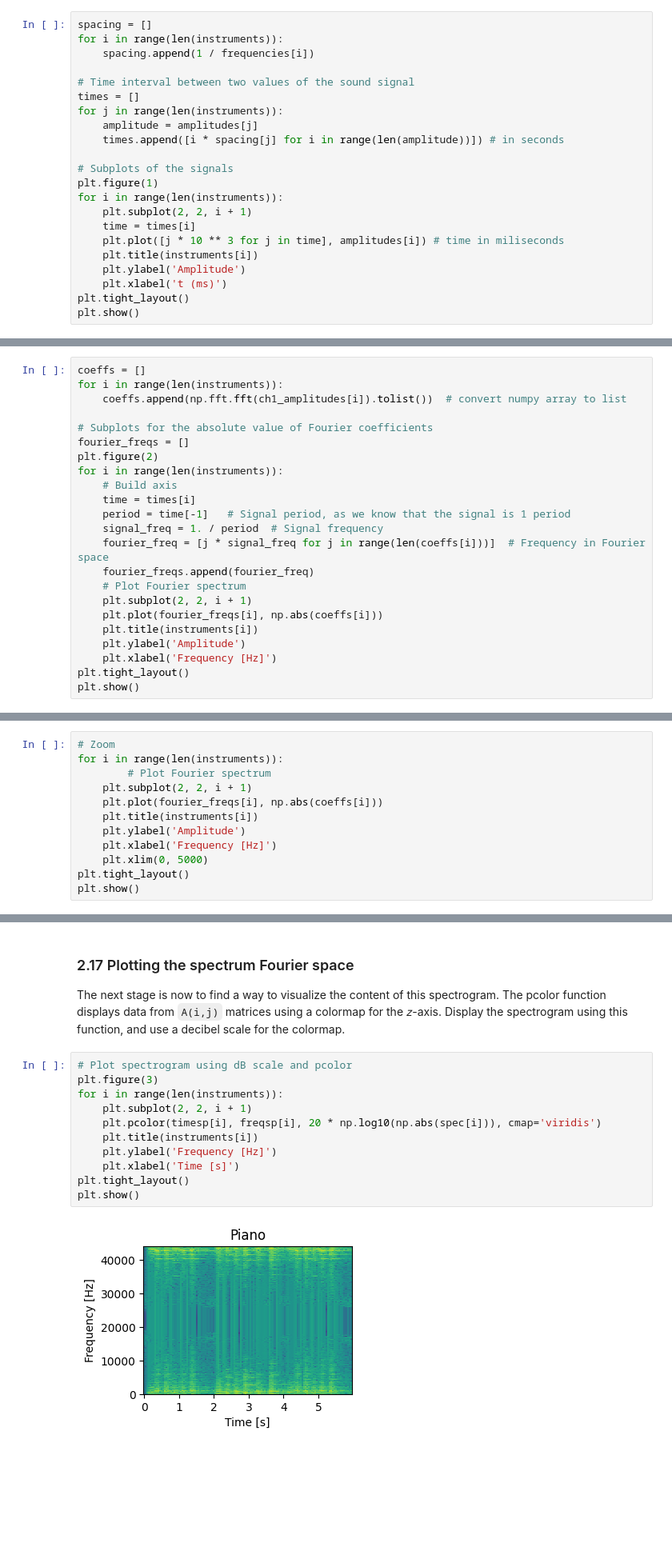
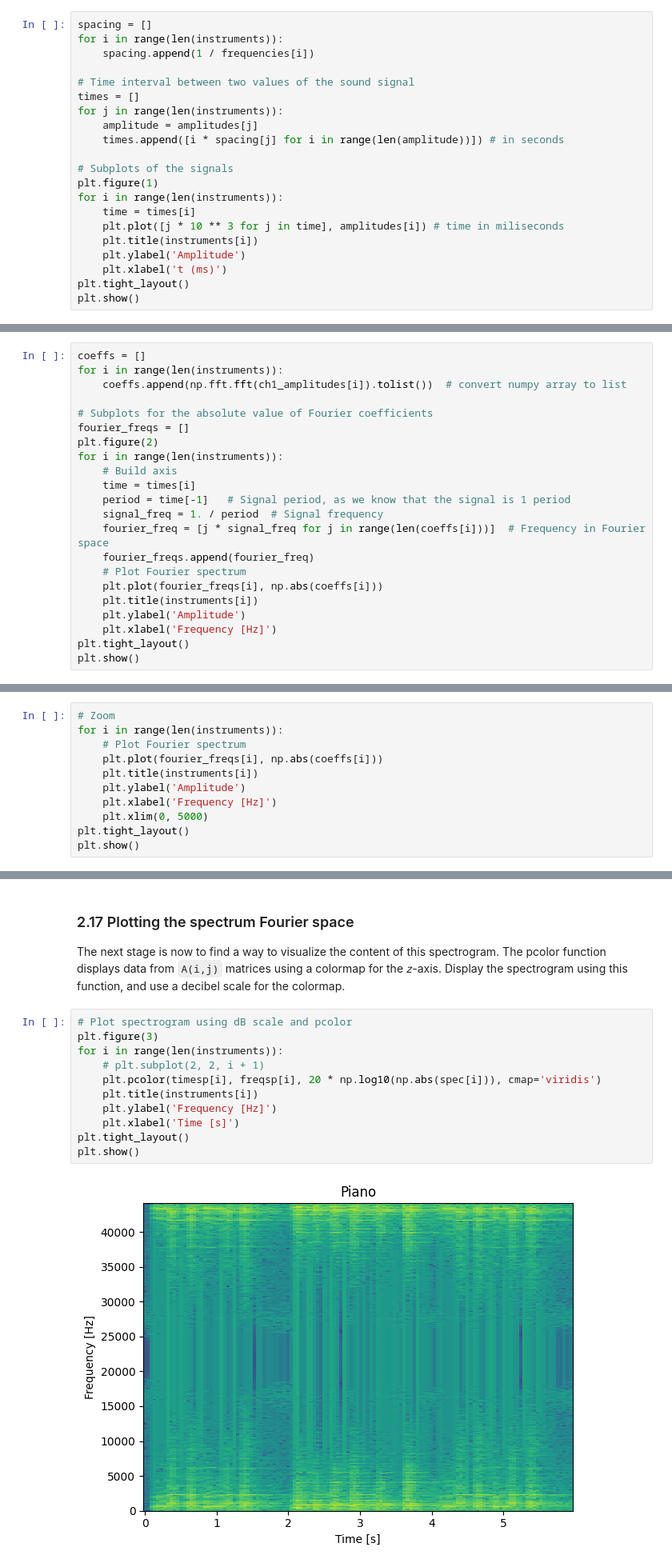
Before and after one commit to Eric-Vidal-hub/Signal-Processing, a Jupyter notebook: 2_other_samples.ipynb, the cells around one changed output, grey strips where cells are left out. Shown: that part at 80% size. Saved outputs shown, nothing was run; the diff lists cells and outputs as text; blank space fills up the shorter version.

```diff
--- a/2_other_samples.ipynb
+++ b/2_other_samples.ipynb
@@ -70,7 +70,6 @@ for j in range(len(instruments)):
 # Subplots of the signals
 plt.figure(1)
 for i in range(len(instruments)):
-    plt.subplot(2, 2, i + 1)
     time = times[i]
     plt.plot([j * 10 ** 3 for j in time], amplitudes[i]) # time in miliseconds
     plt.title(instruments[i])
@@ -108,7 +107,6 @@ for i in range(len(instruments)):
     fourier_freq = [j * signal_freq for j in range(len(coeffs[i]))]  # Frequency in Fourier space
     fourier_freqs.append(fourier_freq)
     # Plot Fourier spectrum
-    plt.subplot(2, 2, i + 1)
     plt.plot(fourier_freqs[i], np.abs(coeffs[i]))
     plt.title(instruments[i])
     plt.ylabel('Amplitude')
@@ -120,8 +118,7 @@ plt.show()
 # %%
 # Zoom
 for i in range(len(instruments)):
-        # Plot Fourier spectrum
-    plt.subplot(2, 2, i + 1)
+    # Plot Fourier spectrum
     plt.plot(fourier_freqs[i], np.abs(coeffs[i]))
     plt.title(instruments[i])
     plt.ylabel('Amplitude')
@@ -230,16 +227,16 @@ Display the spectrogram using this function, and use a decibel scale for the col
 # %%
 # Plot spectrogram using dB scale and pcolor
 plt.figure(3)
 for i in range(len(instruments)):
-    plt.subplot(2, 2, i + 1)
+    # plt.subplot(2, 2, i + 1)
     plt.pcolor(timesp[i], freqsp[i], 20 * np.log10(np.abs(spec[i])), cmap='viridis')
     plt.title(instruments[i])
     plt.ylabel('Frequency [Hz]')
     plt.xlabel('Time [s]')
 plt.tight_layout()
 plt.show()
 # %% [output]
-[figure, old version]
+[figure, new version]
 # %%
 # Zoom for plot spectrogram using dB scale and pcolor
 plt.figure(4)
```
Also changed, not shown: parts of 5 cells of this notebook.
